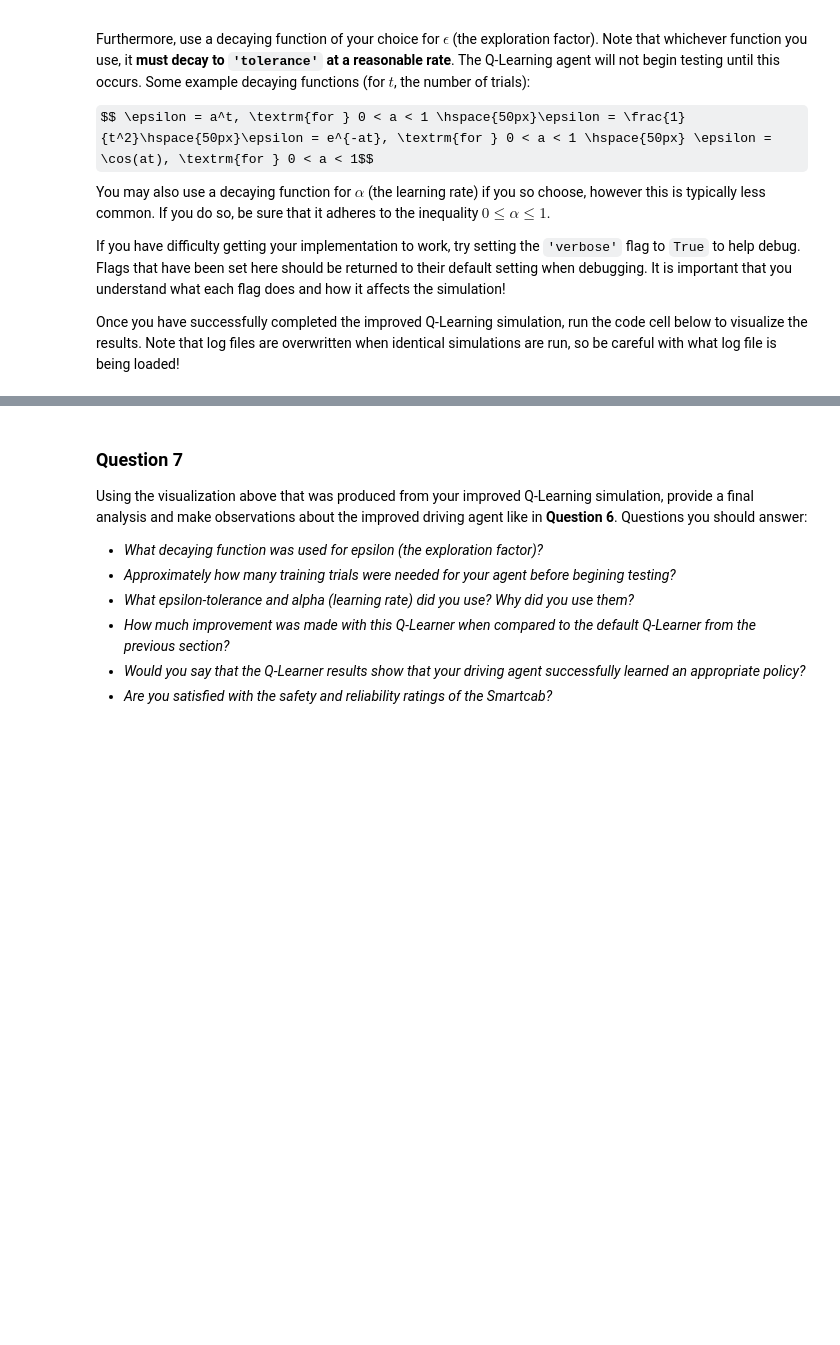
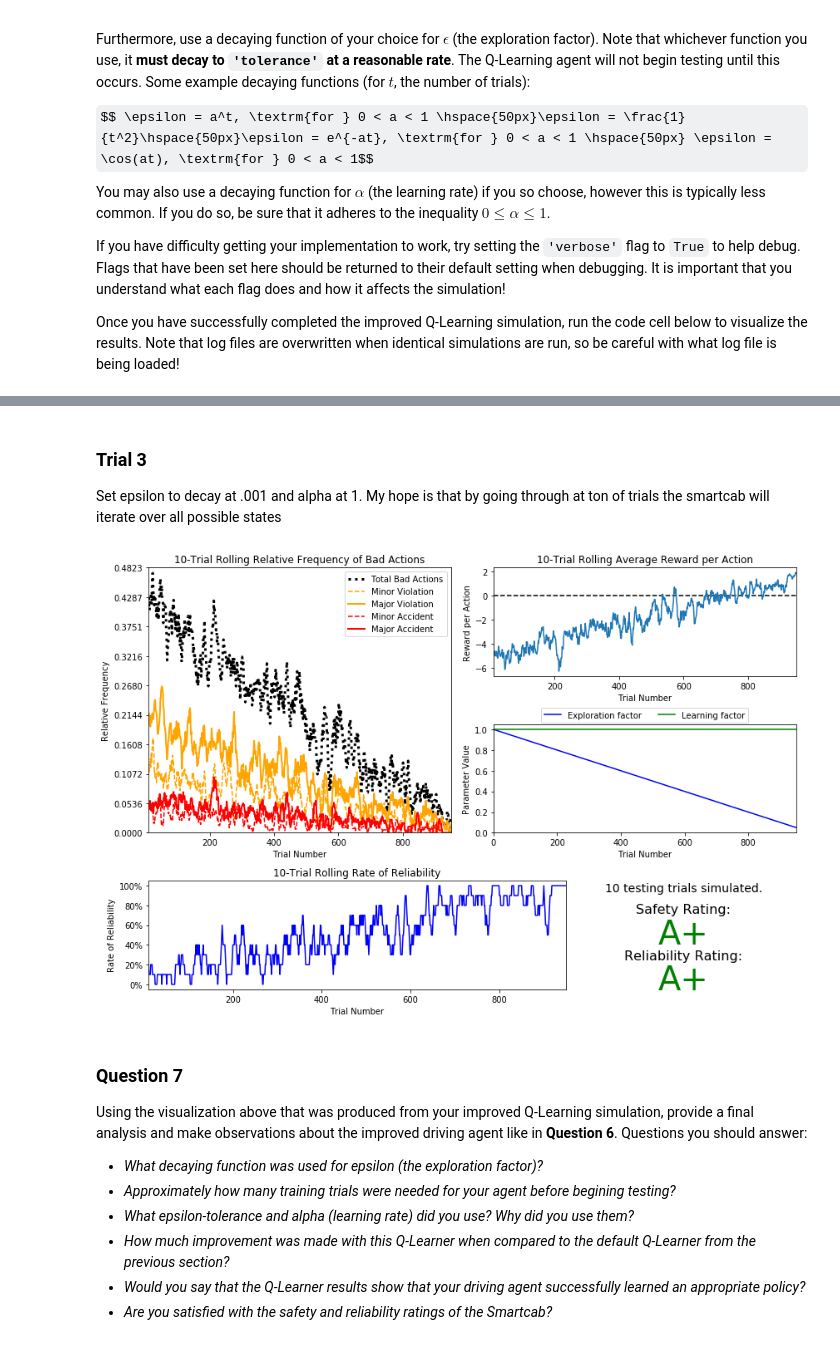
Before and after one commit to canyon289/machine-learning, a Jupyter notebook: projects/smartcab/smartcab.ipynb, the cells around one changed output, grey strips where cells are left out. Saved outputs shown, nothing was run; the diff lists cells and outputs as text; code cells hidden in the pictures; some formulas as TeX source; blank space fills up the shorter version.

Commit message:
SmartCab Ipython Notebook complete

```diff
--- a/projects/smartcab/smartcab.ipynb
+++ b/projects/smartcab/smartcab.ipynb
@@ -243,3 +253,10 @@ IOError: File logs/sim_improved-learning.csv does not exist
+# %% [markdown]
+### Trial 3
+Set epsilon to decay at .001 and alpha at 1. My hope is that by going through at ton of trials the smartcab will iterate over all possible states
+# %%
+vs.plot_trials('sim_improved-learning_trial3.csv')
+# %% [output]
+[figure, added]
 # %% [markdown]
 ### Question 7
 Using the visualization above that was produced from your improved Q-Learning simulation, provide a final analysis and make observations about the improved driving agent like in **Question 6**. Questions you should answer:
```
Also changed, not shown: parts of 13 cells of this notebook, 7 other files.
